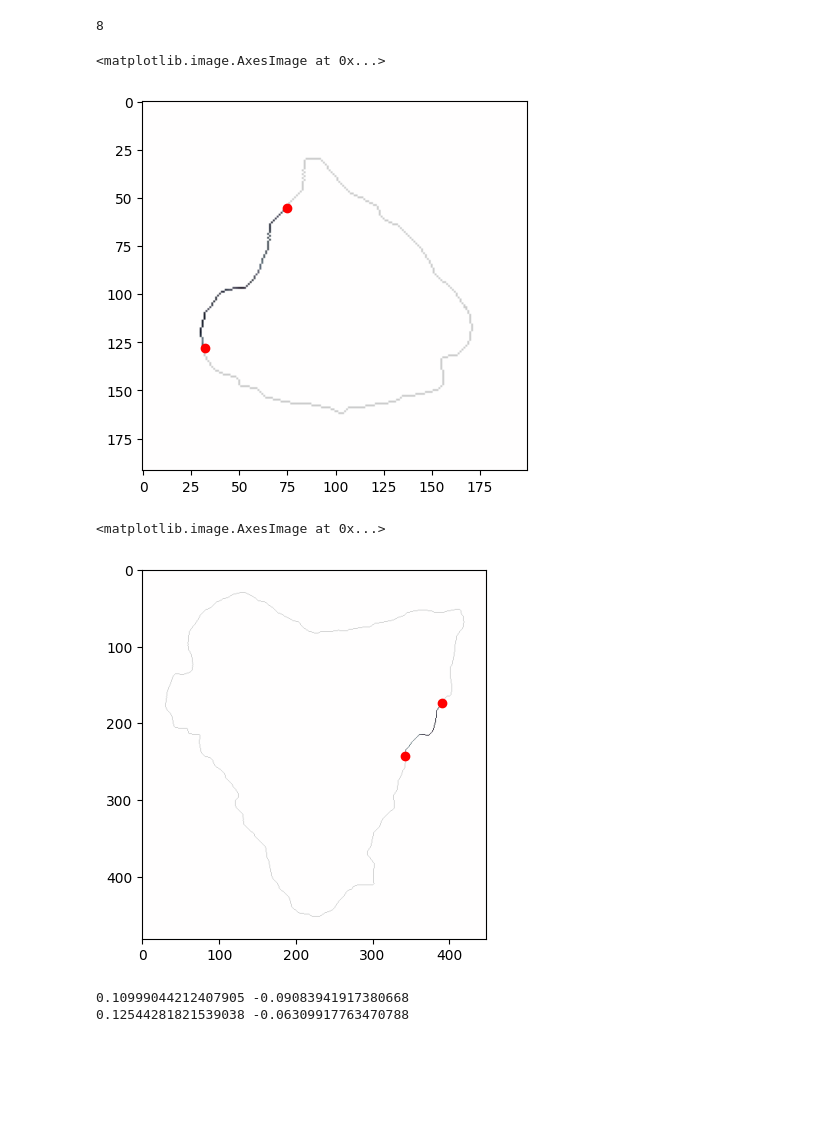
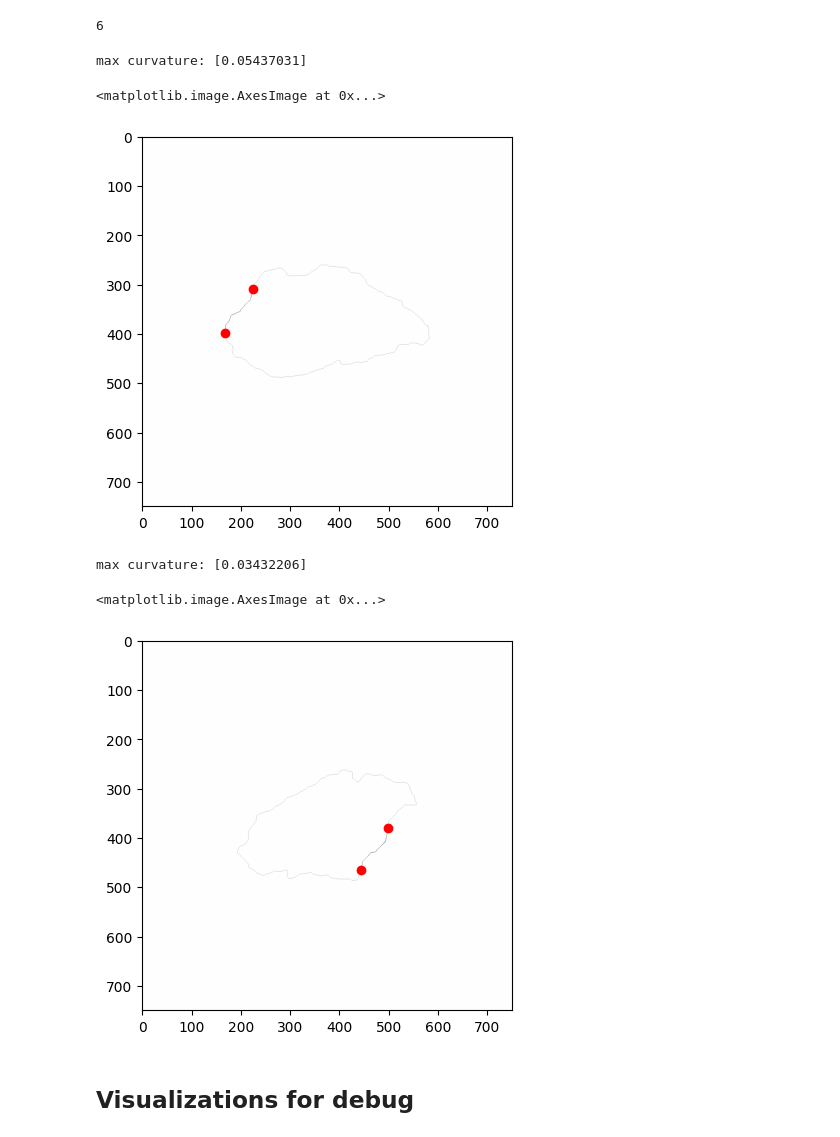
Before and after one commit to vippolitov/fresco-reassembling, a Jupyter notebook: code/2_new_shape_aligning.ipynb, the cells around one changed output. Drawn from its saved outputs; the diff is of its cells as text; code cells hidden in the pictures; blank space fills up the shorter version.

```diff
--- a/code/2_new_shape_aligning.ipynb
+++ b/code/2_new_shape_aligning.ipynb
@@ -39,5 +38,5 @@ frags = [build_fragment_from_directory(data_dir + '/' + str(n)) for n in frag_nu
 # %%
-descriptors, alignment = new_pairwise_alignment(palette,frags, blocks_num=4)
+descriptors, alignment = new_pairwise_alignment(palette,frags, blocks_num=6)
 # %% [output]
 Computing shape descriptors...
 Computing pairwise alignments...
@@ -277,2 +46,0 @@ new diag score is estimated
-# %%
-descriptors, alignment = new_pairwise_alignment(palette,frags, blocks_num=5)
@@ -333,9 +51,9 @@ print(frag_nums)
 # %%
-l, r = 1, 4
-align_i = 1
+l, r = 0, 1
+align_i = 0
 print(len(alignment[(l, r)]))
 # %% [output]
-8
+6
 # %%
 common_edge = np.ones(frags[l].fragment.shape)
 color_edge, edge_coords, curvs = descriptors[l].color_edge, descriptors[l].edge_coords, descriptors[l].curvatures
@@ -346,11 +64,14 @@ for i, point in enumerate(edge_coords):
     common_edge[point[0], point[1]] = 0.8
 common_edge = rgb2lab(common_edge)
 
-
+max_curvature = 0
 for (i, j) in indices:
     color = color_edge[i - 1]
     y, x = edge_coords[i - 1]
     common_edge[y, x] = color
+    if curvs[i - 1] > max_curvature:
+        max_curvature = curvs[i - 1]
+print(f"max curvature: {max_curvature}")
 
 plt.imshow(lab2rgb(common_edge))
 common_edge = lab2rgb(common_edge)
@@ -359,29 +80,37 @@ y2, x2 = edge_coords[indices[-1][0] - 1]
 plt.scatter([x1, x2], [y1, y2], color='r')
 plt.imshow(common_edge)
 # %% [output]
-<matplotlib.image.AxesImage at 0x...>
+max curvature: [0.05437031]
+<matplotlib.image.AxesImage at 0x...>
-[figure, old version]
+[figure, new version]
 # %%
 common_edge = np.ones(frags[r].fragment.shape)
 color_edge, edge_coords, curvs = descriptors[r].color_edge[::-1], descriptors[r].edge_coords[::-1], descriptors[r].curvatures[::-1]
 indices = alignment[(l, r)][align_i].indices
 i_indices = [j for (i, j) in indices]
 for i, point in enumerate(edge_coords):
     common_edge[point[0], point[1]] = 0.8
 common_edge = rgb2lab(common_edge)
 
+max_curvature = 0
 for (i, j) in indices:
     color = color_edge[j - 1]
     y, x = edge_coords[j - 1]
     common_edge[y, x] = color
 
+    if curvs[j - 1] > max_curvature:
+        max_curvature = curvs[j - 1]
+print(f"max curvature: {max_curvature}")
 plt.imshow(lab2rgb(common_edge))
 common_edge = lab2rgb(common_edge)
 y1, x1 = edge_coords[indices[0][1] - 1]
 y2, x2 = edge_coords[indices[-1][1] - 1]
 plt.scatter([x1, x2], [y1, y2], color='r')
 plt.imshow(common_edge)
 # %% [output]
-<matplotlib.image.AxesImage at 0x...>
+max curvature: [0.03432206]
+<matplotlib.image.AxesImage at 0x...>
-[figure, old version]
+[figure, new version]
+# %% [markdown]
+## Visualizations for debug
 # %%
@@ -400,6 +126,0 @@ def visualize_curvatures(shape_descriptor, fragment):
-# %%
-print(descriptors[0].curvatures.max(), descriptors[0].curvatures.min())
-print(descriptors[1].curvatures.max(), descriptors[1].curvatures.min())
-# %% [output]
-0.10999044212407905 -0.09083941917380668
-0.12544281821539038 -0.06309917763470788
```
Also changed, not shown: parts of 16 cells of this notebook, 31 other files.
